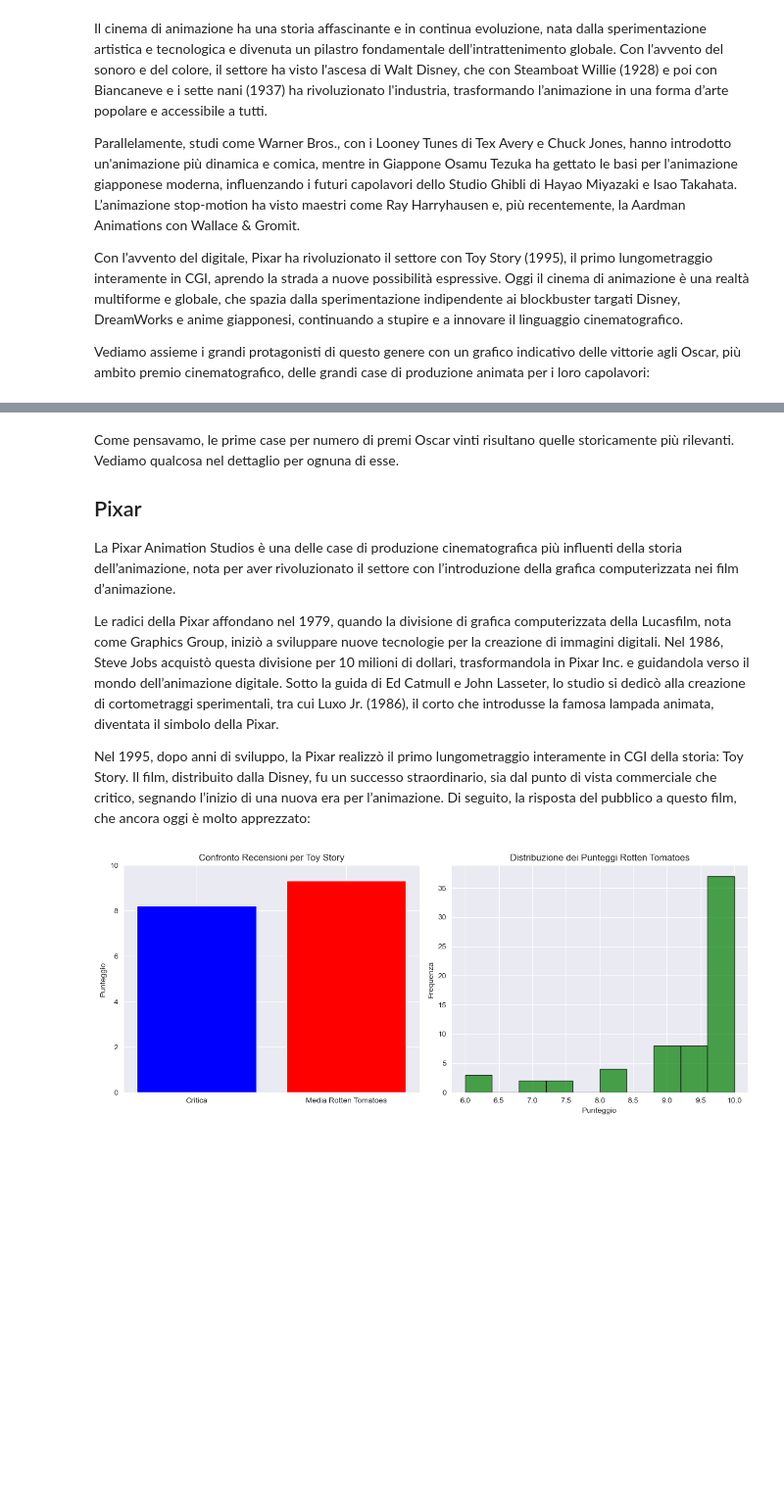
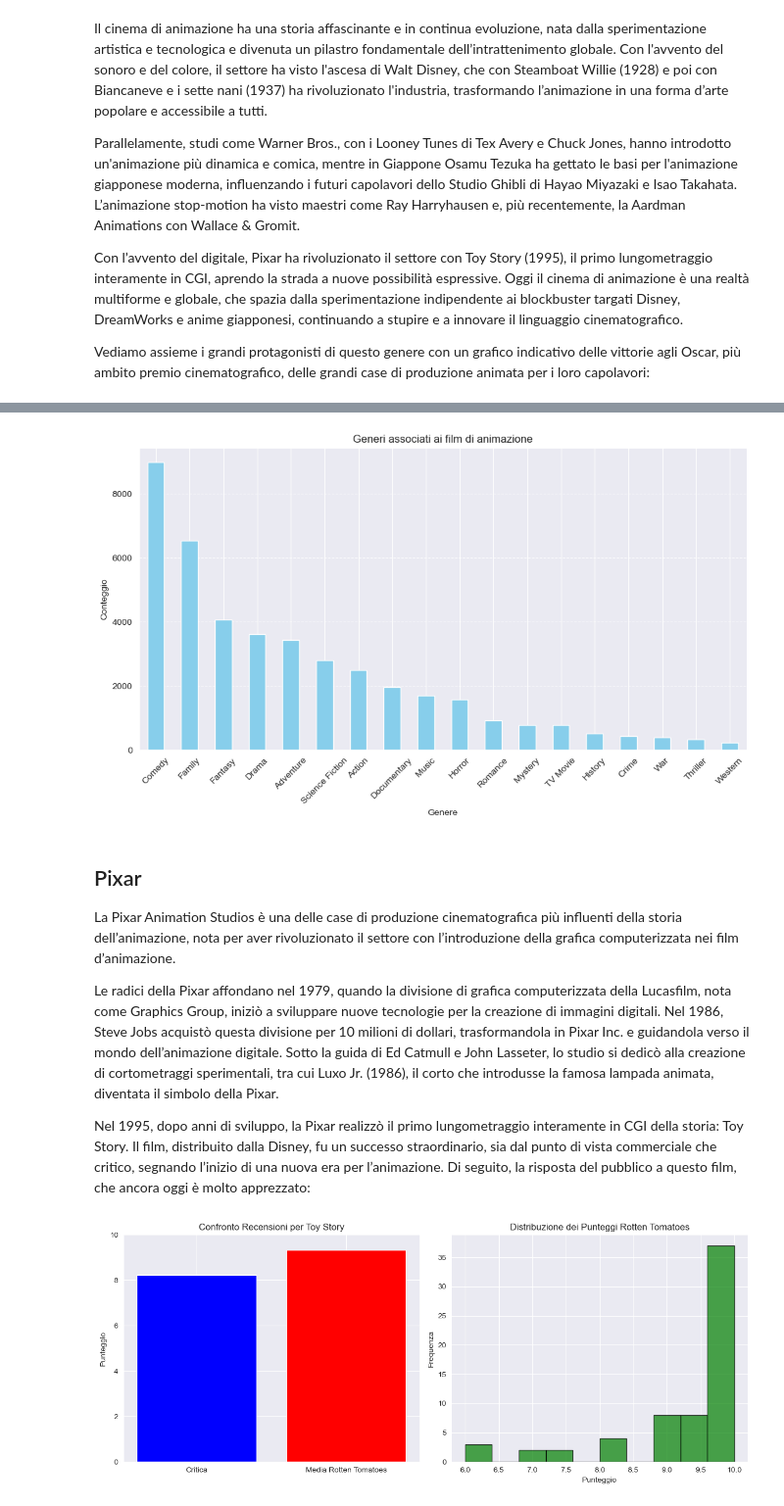
Before and after one commit to DavideGiordano77/MainDirectory, a Jupyter notebook: Solutions/cartoon.ipynb, the cells around one changed output, grey strips where cells are left out. Shown at 98% size. Cells and saved outputs as stored; diff of their text form; code cells hidden in the pictures; blank space fills up the shorter version.

```diff
--- a/Solutions/cartoon.ipynb
+++ b/Solutions/cartoon.ipynb
@@ -71,6 +78,23 @@ plt.show()
+# %%
+# Unire le tabelle per ottenere i film di animazione
+animation_movies = genres[genres['genre'].str.lower() == 'animation']
+merged = animation_movies.merge(movies, on='id')
+
+# Contare la frequenza dei generi associati ai film di animazione (escludendo "Animation")
+genre_counts = genres[genres['id'].isin(merged['id']) & (genres['genre'].str.lower() != 'animation')]['genre'].value_counts()
+
+# Creare il grafico
+plt.figure(figsize=(12, 6))
+genre_counts.plot(kind='bar', color='skyblue')
+plt.title("Generi associati ai film di animazione")
+plt.xlabel("Genere")
+plt.ylabel("Conteggio")
+plt.xticks(rotation=45)
+plt.grid(axis='y', linestyle='--', alpha=0.7)
+plt.show()
+# %% [output]
+[figure, added]
 # %% [markdown]
-Come pensavamo, le prime case per numero di premi Oscar vinti risultano quelle storicamente più rilevanti. Vediamo qualcosa nel dettaglio per ognuna di esse.
-
 ## Pixar
 La Pixar Animation Studios è una delle case di produzione cinematografica più influenti della storia dell’animazione, nota per aver rivoluzionato il settore con l’introduzione della grafica computerizzata nei film d’animazione.
 
```
Also changed, not shown: parts of 11 cells of this notebook.
